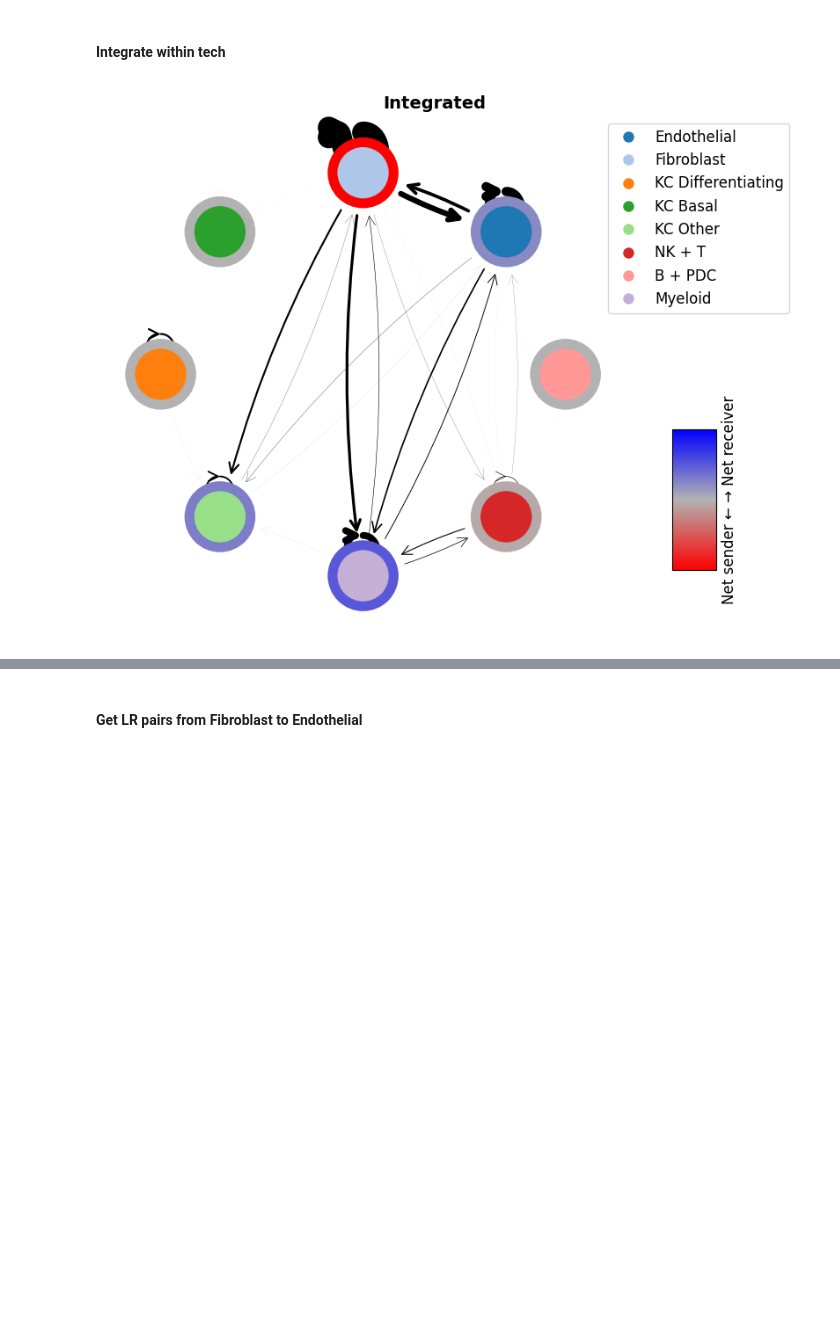
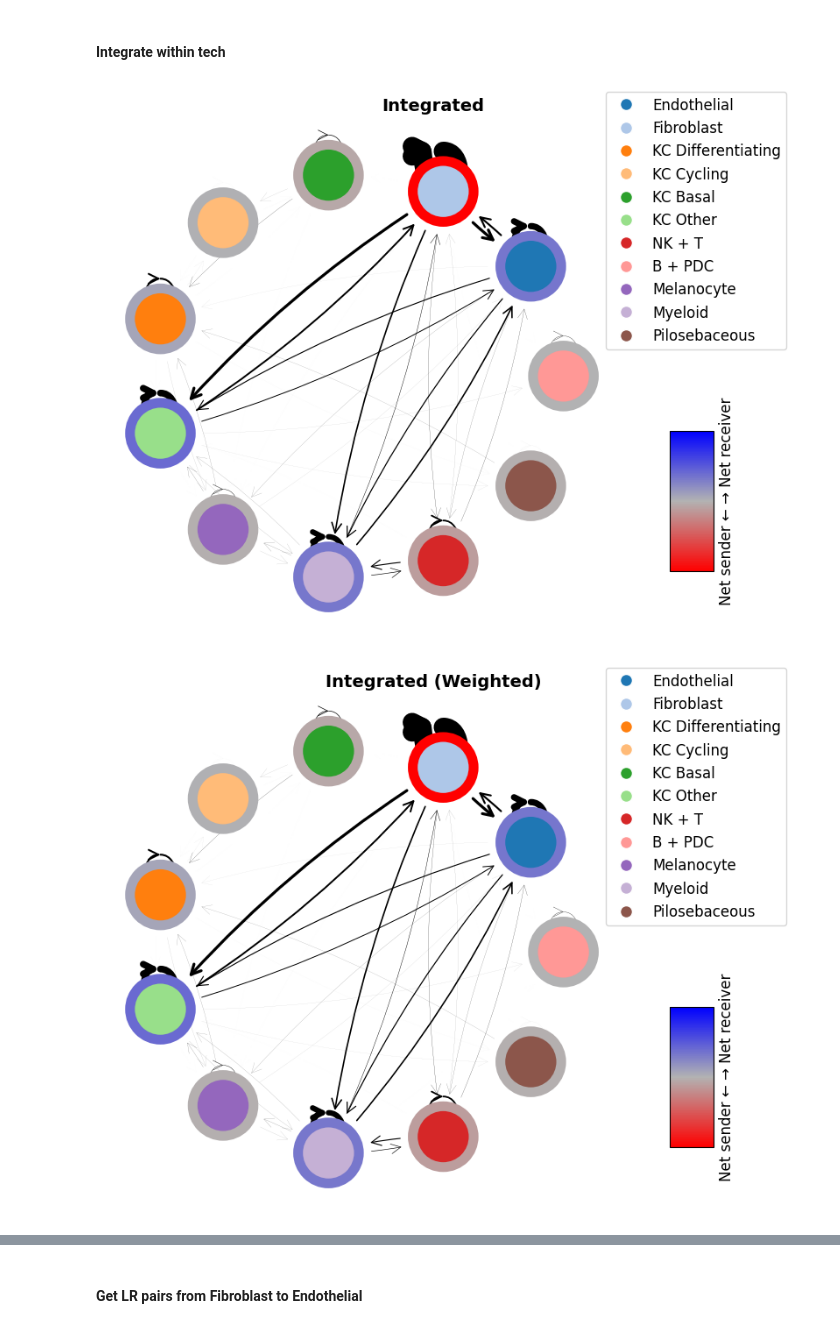
Before and after one commit to GenomicsMachineLearning/MMCCI, a Jupyter notebook: manuscript_code/melanoma_integration.ipynb, the cells around one changed output, grey strips where cells are left out. Saved outputs shown, nothing was run; the diff lists cells and outputs as text; code cells hidden in the pictures; blank space fills up the shorter version.

Commit message:
Update 1.0.9: Added weighting to samples in integration

```diff
--- a/manuscript_code/melanoma_integration.ipynb
+++ b/manuscript_code/melanoma_integration.ipynb
@@ -83,13 +83,19 @@ cosmx = mmcci.it.lr_integration(cosmx_samples, method='>=50%', assay='scaled', m
 # %%
 scale_factors = mmcci.it.calc_scale_factors([visium, xenium, cosmx])
 
 visium = visium.scale(scale_factors['visium'])
 xenium = xenium.scale(scale_factors['xenium'])
 cosmx = cosmx.scale(scale_factors['cosmx'])
 
-integrated = mmcci.it.lr_integration([visium, xenium, cosmx], method='>=50%')
+integrated = mmcci.it.lr_integration([visium, xenium, cosmx], method='union')
 integrated = integrated.filter_by_p_vals().calc_overall(assay='filtered')
 
+# Optional: set different weights for different platforms
+integrated_weighted = mmcci.it.lr_integration([visium, xenium, cosmx], method='union', weights=[0.1, 20, 10])
+integrated_weighted = integrated_weighted.filter_by_p_vals().calc_overall(assay='filtered')
+
 mmcci.pl.network_plot(integrated.assays['filtered']['overall'], node_colors=colors, title='Integrated')
+mmcci.pl.network_plot(integrated_weighted.assays['filtered']['overall'], node_colors=colors, title='Integrated (Weighted)')
 # %% [output]
-[figure, old version]
+[figure, new version]
+[figure, added]
```
Also changed, not shown: parts of 9 cells of this notebook, 6 other files.
